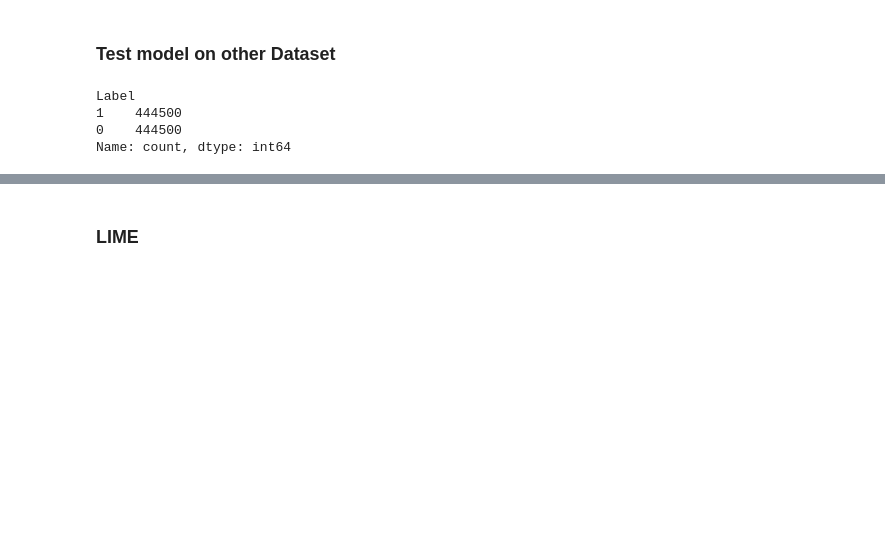
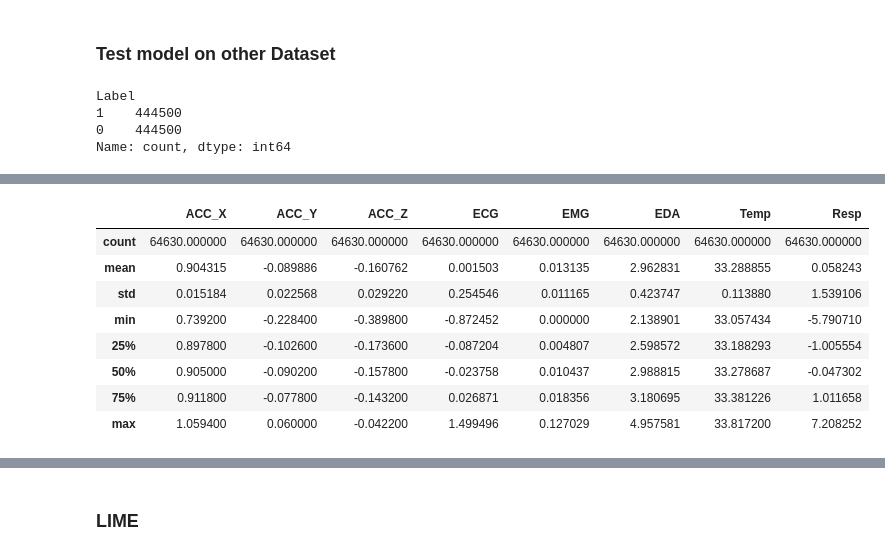
Before and after one commit to Yranshevare/XAI_For_Stress_and_Mental_Health_Prediction, a Jupyter notebook: ModelTraining/train11.ipynb, the cells around one changed output, grey strips where cells are left out. Cells and saved outputs as stored; diff of their text form; code cells hidden in the pictures; blank space fills up the shorter version.

```diff
--- a/ModelTraining/train11.ipynb
+++ b/ModelTraining/train11.ipynb
@@ -300,0 +313,13 @@ weighted avg       0.94      0.93      0.93    889000
+# %%
+missed = X_Validate[(y_validate == 1) & (y_pred == 0)]
+missed.describe()
+# %% [output]
+|  | ACC_X | ACC_Y | ACC_Z | ECG | EMG | EDA | Temp | Resp |
+| count | 64630.000000 | 64630.000000 | 64630.000000 | 64630.000000 | 64630.000000 | 64630.000000 | 64630.000000 | 64630.000000 |
+| mean | 0.904315 | -0.089886 | -0.160762 | 0.001503 | 0.013135 | 2.962831 | 33.288855 | 0.058243 |
+| std | 0.015184 | 0.022568 | 0.029220 | 0.254546 | 0.011165 | 0.423747 | 0.113880 | 1.539106 |
+| min | 0.739200 | -0.228400 | -0.389800 | -0.872452 | 0.000000 | 2.138901 | 33.057434 | -5.790710 |
+| 25% | 0.897800 | -0.102600 | -0.173600 | -0.087204 | 0.004807 | 2.598572 | 33.188293 | -1.005554 |
+| 50% | 0.905000 | -0.090200 | -0.157800 | -0.023758 | 0.010437 | 2.988815 | 33.278687 | -0.047302 |
+| 75% | 0.911800 | -0.077800 | -0.143200 | 0.026871 | 0.018356 | 3.180695 | 33.381226 | 1.011658 |
+| max | 1.059400 | 0.060000 | -0.042200 | 1.499496 | 0.127029 | 4.957581 | 33.817200 | 7.208252 |
```
Also changed, not shown: parts of 9 cells of this notebook, 1 other file.
